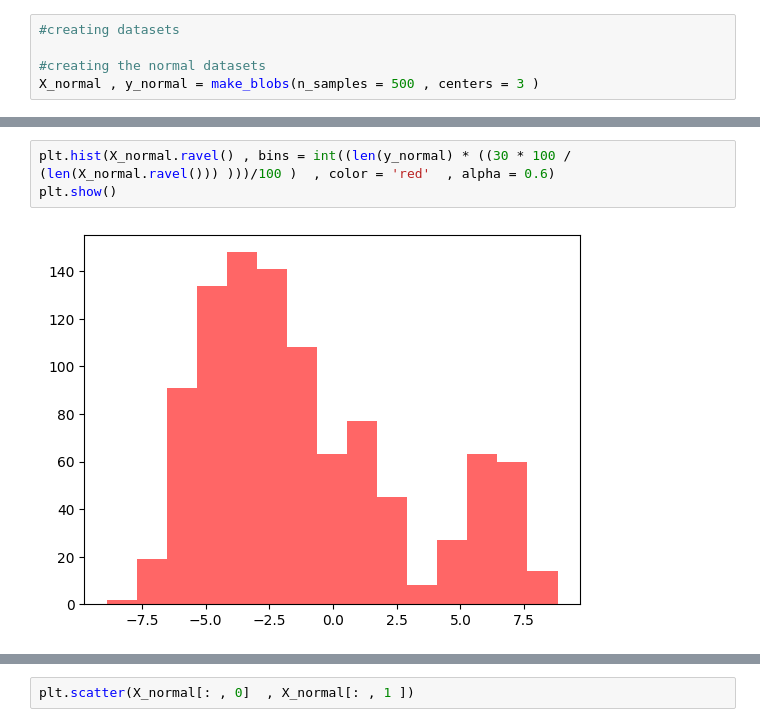
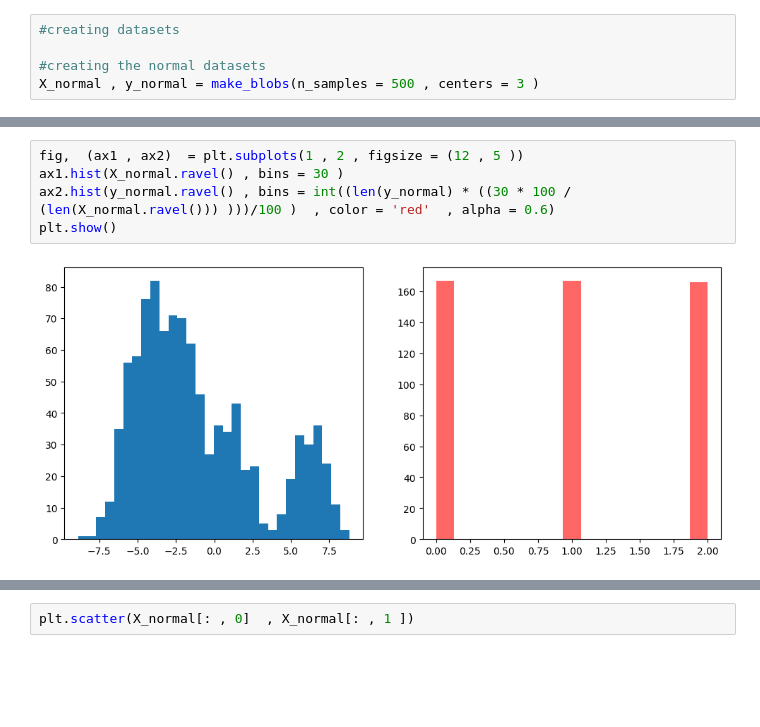
Before and after one commit to ujjwal-basnet/gaussian-mixture, a Jupyter notebook: Anomaly_Detection-gmm.ipynb, the cells around one changed output, grey strips where cells are left out. Saved outputs shown, nothing was run; the diff lists cells and outputs as text; blank space fills up the shorter version.

```diff
--- a/Anomaly_Detection-gmm.ipynb
+++ b/Anomaly_Detection-gmm.ipynb
@@ -18,5 +14,7 @@ fig,  (ax1 , ax2)  = plt.subplots(1 , 2 , figsize = (12 , 5 ))
 # %%
-plt.hist(X_normal.ravel() , bins = int((len(y_normal) * ((30 * 100 / (len(X_normal.ravel())) )))/100 )  , color = 'red'  , alpha = 0.6)
+fig,  (ax1 , ax2)  = plt.subplots(1 , 2 , figsize = (12 , 5 ))
+ax1.hist(X_normal.ravel() , bins = 30 )
+ax2.hist(y_normal.ravel() , bins = int((len(y_normal) * ((30 * 100 / (len(X_normal.ravel())) )))/100 )  , color = 'red'  , alpha = 0.6)
 plt.show()
 # %% [output]
-[figure, old version]
+[figure, new version]
```
Also changed, not shown: parts of 8 cells of this notebook, 1 other file.
